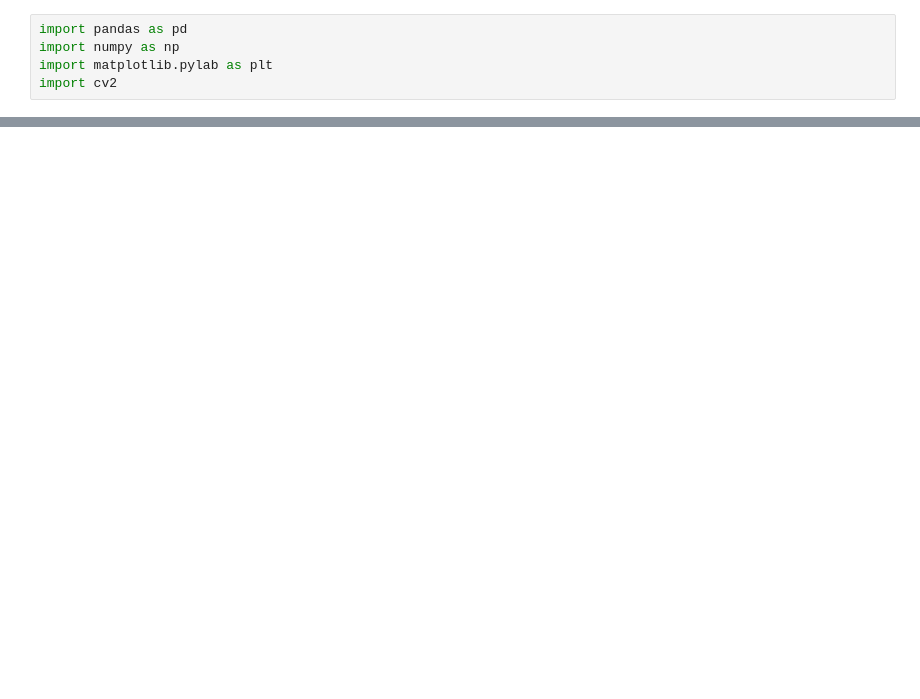
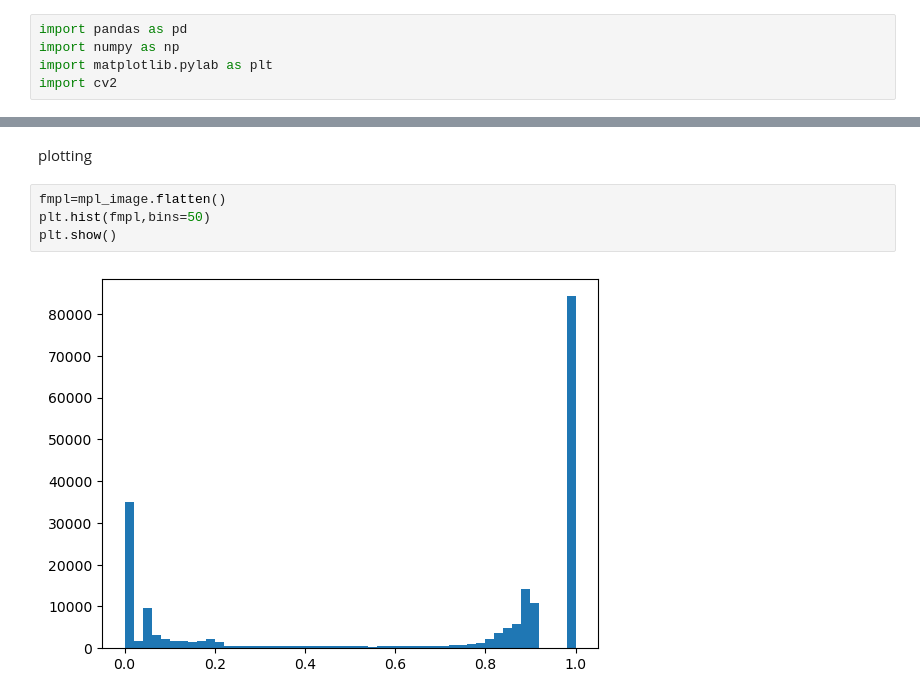
Before and after one commit to Sameershrinath/5th_sem, a Jupyter notebook: PYTHON/Image_processing/OpenCV.ipynb, the cells around one changed output, grey strips where cells are left out. Saved outputs shown, nothing was run; the diff lists cells and outputs as text; blank space fills up the shorter version.

```diff
--- a/PYTHON/Image_processing/OpenCV.ipynb
+++ b/PYTHON/Image_processing/OpenCV.ipynb
@@ -21,0 +22,8 @@ plt.imshow(mpl) # showing the image
+# %% [markdown]
+plotting
+# %%
+fmpl=mpl_image.flatten()
+plt.hist(fmpl,bins=50)
+plt.show()
+# %% [output]
+[figure, added]
```
Also changed, not shown: parts of 9 cells of this notebook.
